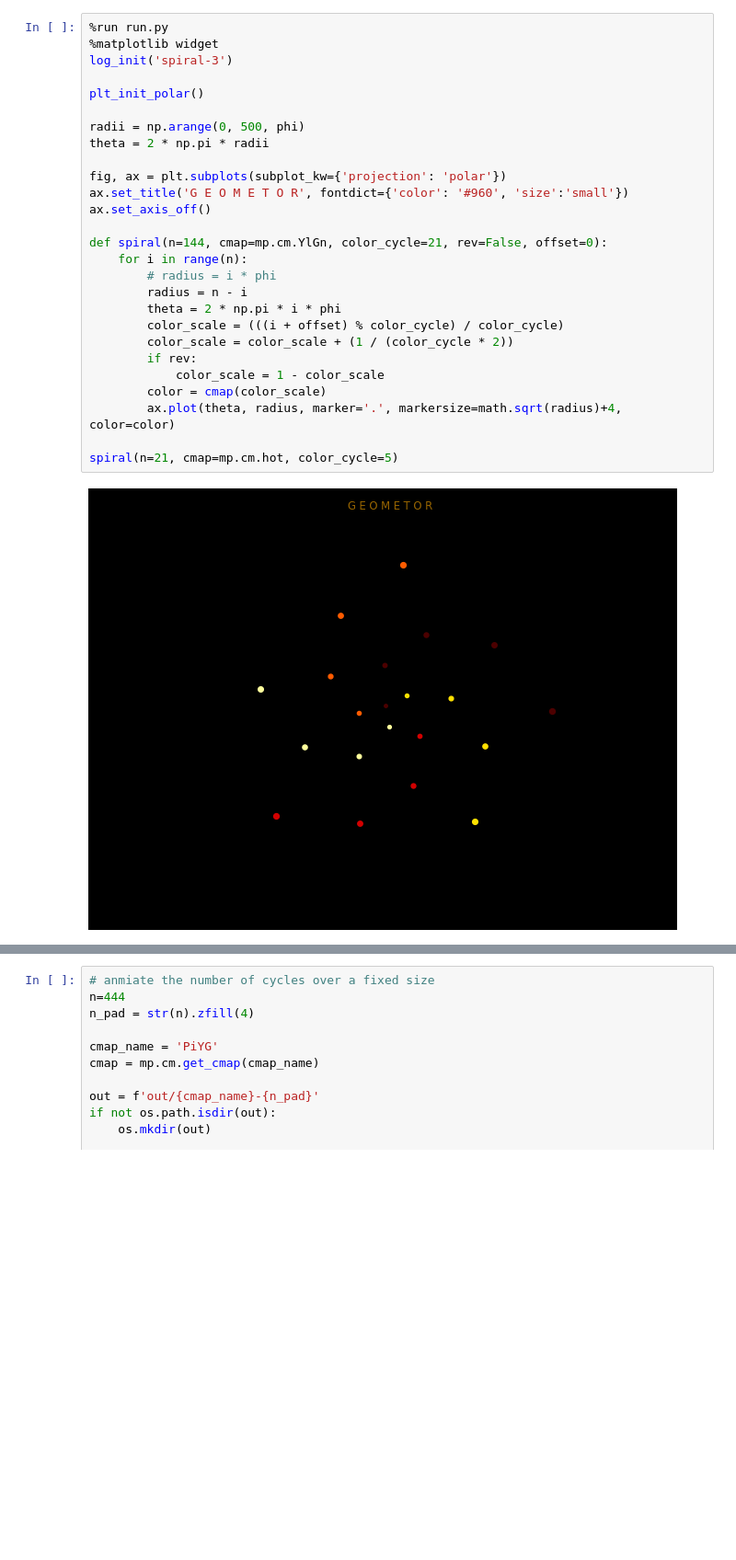
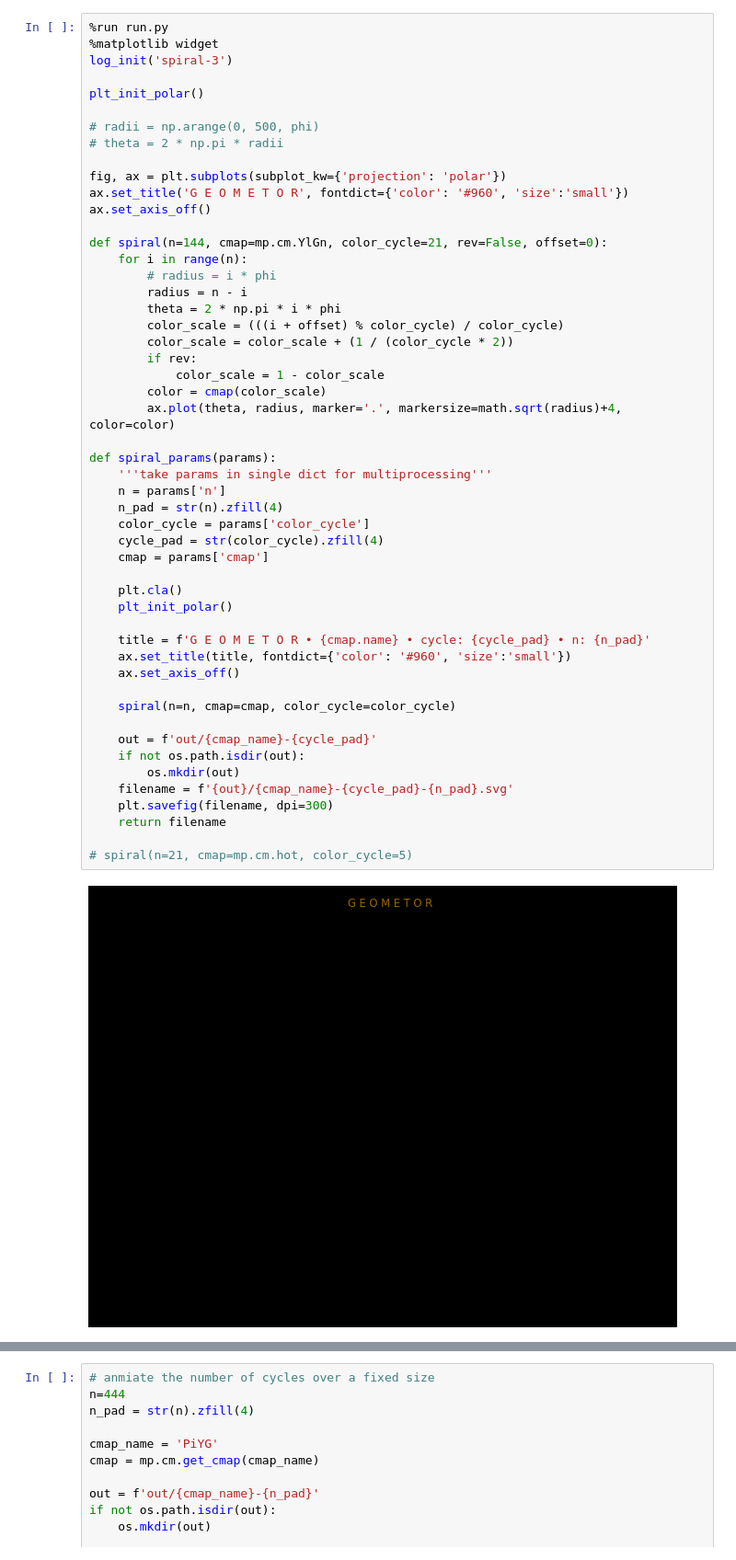
Before and after one commit to geometor/explorer-notebooks, a Jupyter notebook: spiral-polar.ipynb, the cells around one changed output, grey strips where cells are left out. Shown at 92% size. Cells and saved outputs as stored; diff of their text form; blank space fills up the shorter version.

```diff
--- a/spiral-polar.ipynb
+++ b/spiral-polar.ipynb
@@ -1,29 +1,53 @@
 # %%
 %run run.py
 %matplotlib widget
 log_init('spiral-3')
 
 plt_init_polar()
 
-radii = np.arange(0, 500, phi)
-theta = 2 * np.pi * radii
+# radii = np.arange(0, 500, phi)
+# theta = 2 * np.pi * radii
 
 fig, ax = plt.subplots(subplot_kw={'projection': 'polar'})
 ax.set_title('G E O M E T O R', fontdict={'color': '#960', 'size':'small'})
 ax.set_axis_off()
 
 def spiral(n=144, cmap=mp.cm.YlGn, color_cycle=21, rev=False, offset=0):
     for i in range(n):
         # radius = i * phi
         radius = n - i
         theta = 2 * np.pi * i * phi
         color_scale = (((i + offset) % color_cycle) / color_cycle)
         color_scale = color_scale + (1 / (color_cycle * 2))
         if rev:
             color_scale = 1 - color_scale
         color = cmap(color_scale)
         ax.plot(theta, radius, marker='.', markersize=math.sqrt(radius)+4, color=color)
 
-spiral(n=21, cmap=mp.cm.hot, color_cycle=5)
+def spiral_params(params):
+    '''take params in single dict for multiprocessing'''
+    n = params['n']
+    n_pad = str(n).zfill(4)
+    color_cycle = params['color_cycle']
+    cycle_pad = str(color_cycle).zfill(4)
+    cmap = params['cmap']
+
+    plt.cla()
+    plt_init_polar()
+
+    title = f'G E O M E T O R • {cmap.name} • cycle: {cycle_pad} • n: {n_pad}'
+    ax.set_title(title, fontdict={'color': '#960', 'size':'small'})
+    ax.set_axis_off()
+
+    spiral(n=n, cmap=cmap, color_cycle=color_cycle)
+
+    out = f'out/{cmap_name}-{cycle_pad}'
+    if not os.path.isdir(out):
+        os.mkdir(out)
+    filename = f'{out}/{cmap_name}-{cycle_pad}-{n_pad}.svg'
+    plt.savefig(filename, dpi=300)
+    return filename
+
+# spiral(n=21, cmap=mp.cm.hot, color_cycle=5)
 # %% [output]
-[figure, old version]
+[figure, new version]
```
Also changed, not shown: parts of 3 cells of this notebook, 12 other files.
